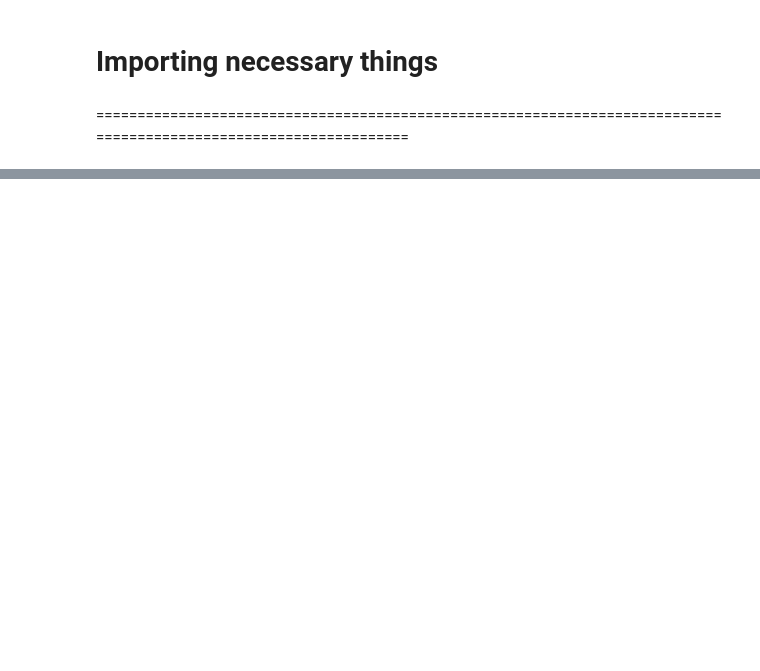
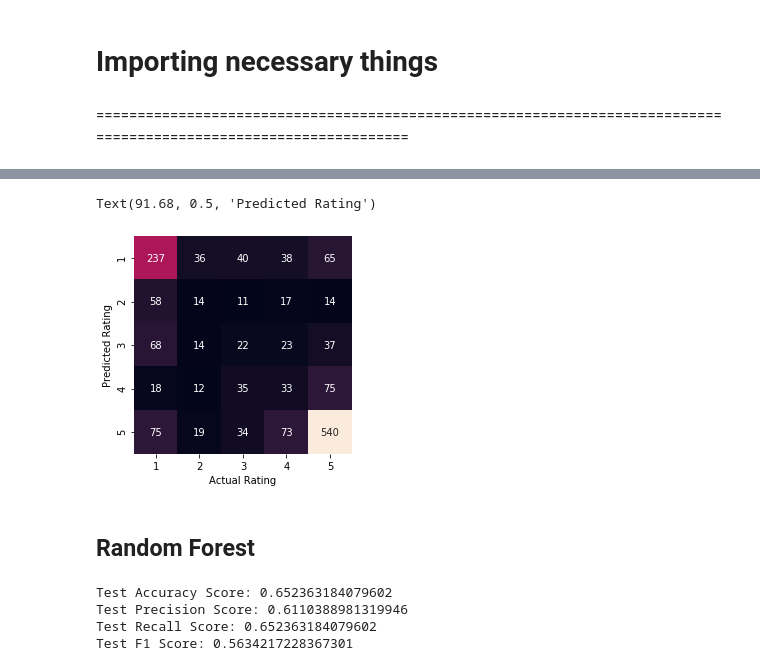
Before and after one commit to Moses-Lin/romreview, a Jupyter notebook: Modeling.ipynb, the cells around one changed output, grey strips where cells are left out. Saved outputs shown, nothing was run; the diff lists cells and outputs as text; code cells hidden in the pictures; blank space fills up the shorter version.

```diff
--- a/Modeling.ipynb
+++ b/Modeling.ipynb
@@ -34,0 +171,28 @@ import pickle
+# %%
+matrix = confusion_matrix(y_test, y_pred_dtc_test)
+sns.heatmap(matrix.T, square=True, annot=True, fmt='d', cbar=False,
+            xticklabels=['1','2','3','4','5'], yticklabels=['1','2','3','4','5'])
+
+plt.xlabel('Actual Rating')
+plt.ylabel('Predicted Rating')
+# %% [output]
+Text(91.68, 0.5, 'Predicted Rating')
+[figure, added]
+# %% [markdown]
+## Random Forest
+# %%
+rfc = RandomForestClassifier(n_estimators = 100, criterion='entropy', random_state = 11, n_jobs=-1)
+
+rfc.fit(tfidf_X_train, y_train)
+
+y_pred_rfc_test = rfc.predict(tfidf_X_test)
+
+print("Test Accuracy Score:", metrics.accuracy_score(y_test, y_pred_rfc_test))
+print("Test Precision Score:", metrics.precision_score(y_test, y_pred_rfc_test, average = "weighted"))
+print("Test Recall Score:", metrics.recall_score(y_test, y_pred_rfc_test, average = "weighted"))
+print("Test F1 Score:", metrics.f1_score(y_test, y_pred_rfc_test, average = "weighted"))
+# %% [output]
+Test Accuracy Score: 0.652363184079602
+Test Precision Score: 0.6110388981319946
+Test Recall Score: 0.652363184079602
+Test F1 Score: 0.5634217228367301
```
Also changed, not shown: parts of 23 cells of this notebook, 1 other file.
